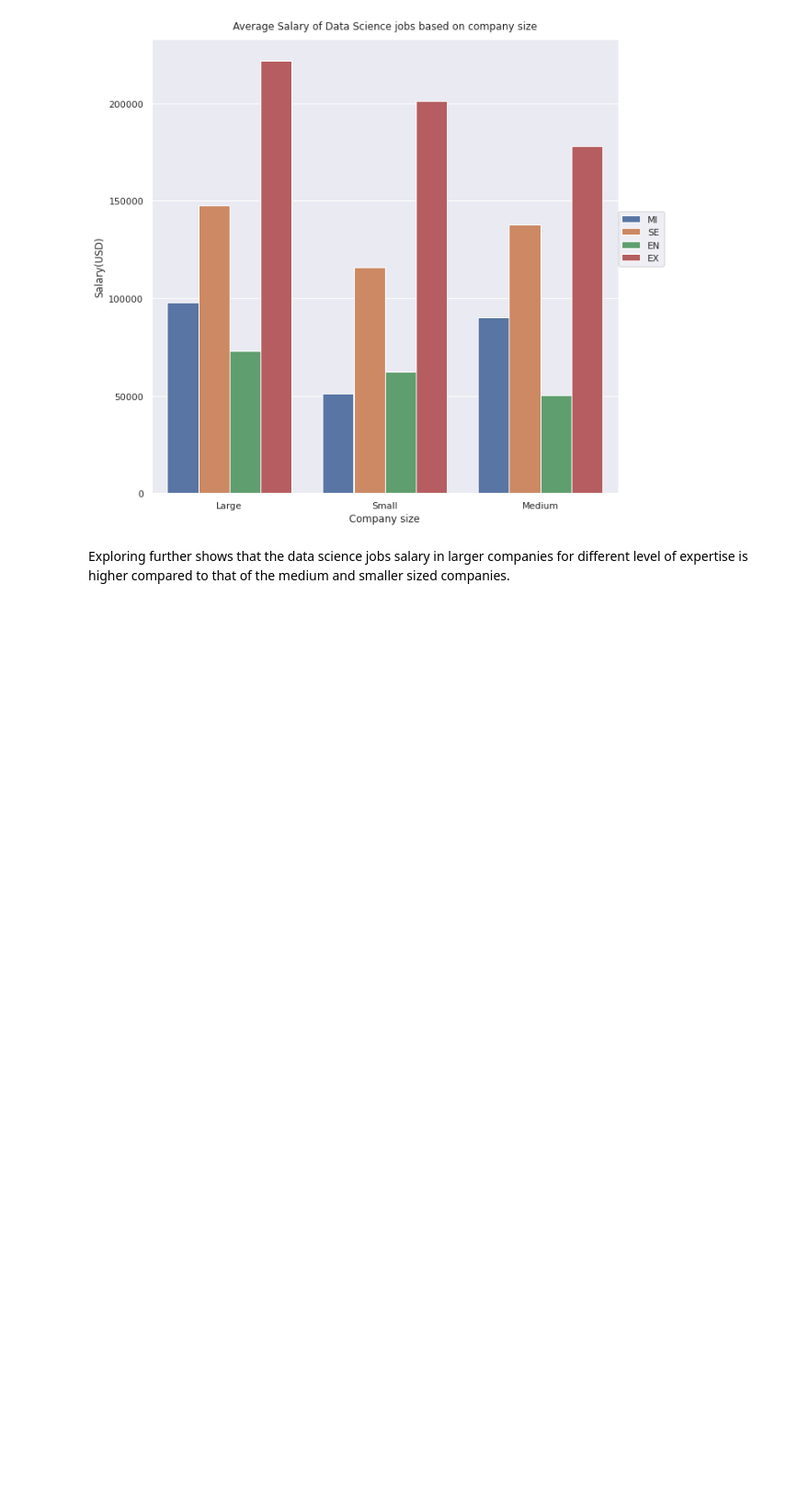
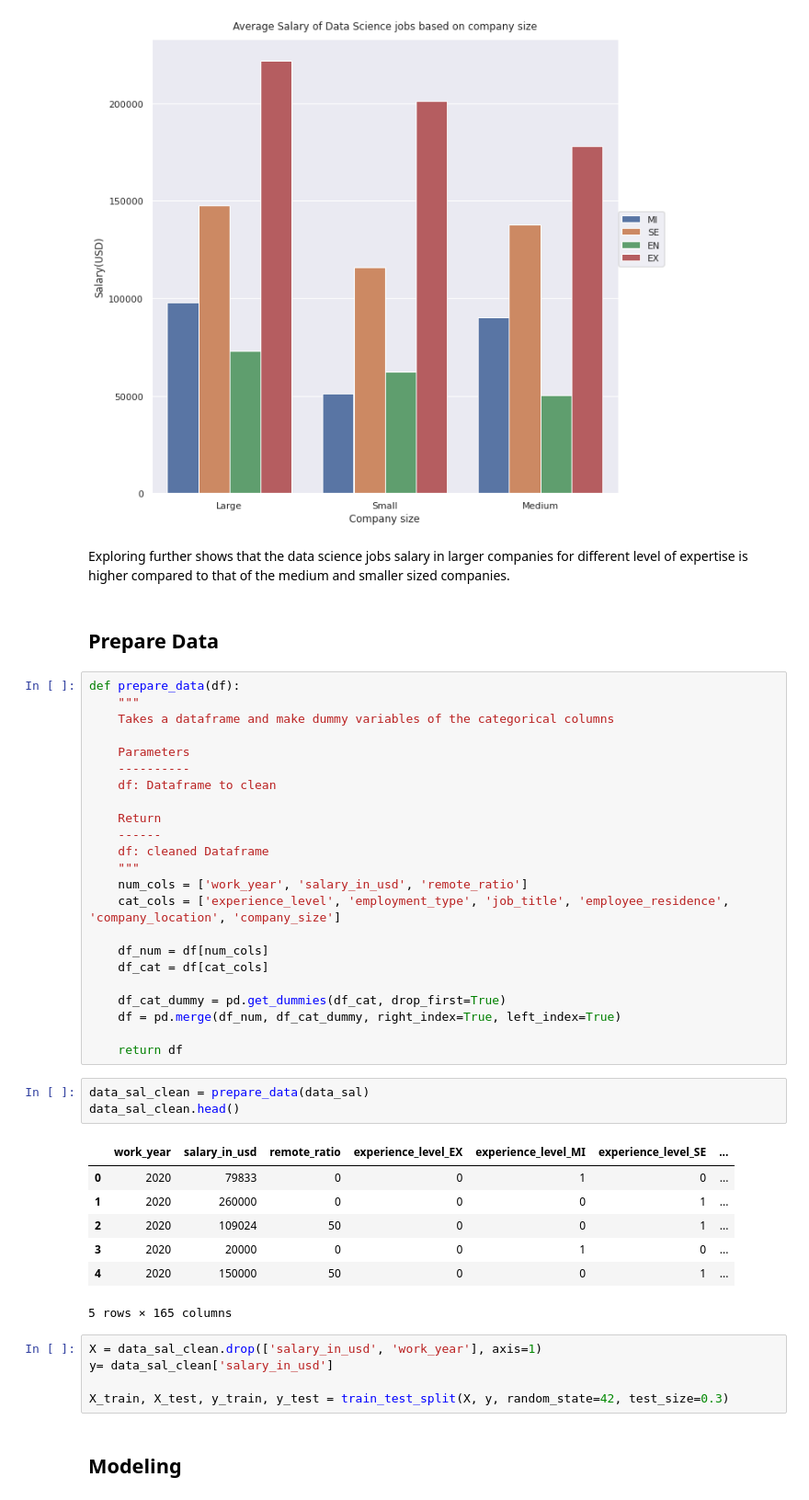
Before and after one commit to a-tayo/project1-data-scientist-nanodegree, a Jupyter notebook: data-science-job-salaries.ipynb, the cells around one changed output. Shown at 92% size. Drawn from its saved outputs; the diff is of its cells as text; blank space fills up the shorter version.

```diff
--- a/data-science-job-salaries.ipynb
+++ b/data-science-job-salaries.ipynb
@@ -155,3 +178,46 @@ plt.title('Average Salary of Data Science jobs based on company size', y=1.01);
 [figure]
 # %% [markdown]
 Exploring further shows that the data science jobs salary in larger companies for different level of expertise is higher compared to that of the medium and smaller sized companies.
+# %% [markdown]
+## Prepare Data
+# %%
+def prepare_data(df):
+    """
+    Takes a dataframe and make dummy variables of the categorical columns
+
+    Parameters
+    ----------
+    df: Dataframe to clean
+
+    Return
+    ------
+    df: cleaned Dataframe
+    """
+    num_cols = ['work_year', 'salary_in_usd', 'remote_ratio']
+    cat_cols = ['experience_level', 'employment_type', 'job_title', 'employee_residence', 'company_location', 'company_size']
+
+    df_num = df[num_cols]
+    df_cat = df[cat_cols]
+
+    df_cat_dummy = pd.get_dummies(df_cat, drop_first=True)
+    df = pd.merge(df_num, df_cat_dummy, right_index=True, left_index=True)
+
+    return df
+# %%
+data_sal_clean = prepare_data(data_sal)
+data_sal_clean.head()
+# %% [output]
+|  | work_year | salary_in_usd | remote_ratio | experience_level_EX | experience_level_MI | experience_level_SE | ... |
+| 0 | 2020 | 79833 | 0 | 0 | 1 | 0 | ... |
+| 1 | 2020 | 260000 | 0 | 0 | 0 | 1 | ... |
+| 2 | 2020 | 109024 | 50 | 0 | 0 | 1 | ... |
+| 3 | 2020 | 20000 | 0 | 0 | 1 | 0 | ... |
+| 4 | 2020 | 150000 | 50 | 0 | 0 | 1 | ... |
+5 rows × 165 columns
+# %%
+X = data_sal_clean.drop(['salary_in_usd', 'work_year'], axis=1)
+y= data_sal_clean['salary_in_usd']
+
+X_train, X_test, y_train, y_test = train_test_split(X, y, random_state=42, test_size=0.3)
+# %% [markdown]
+## Modeling
```
Also changed, not shown: parts of 10 cells of this notebook.
